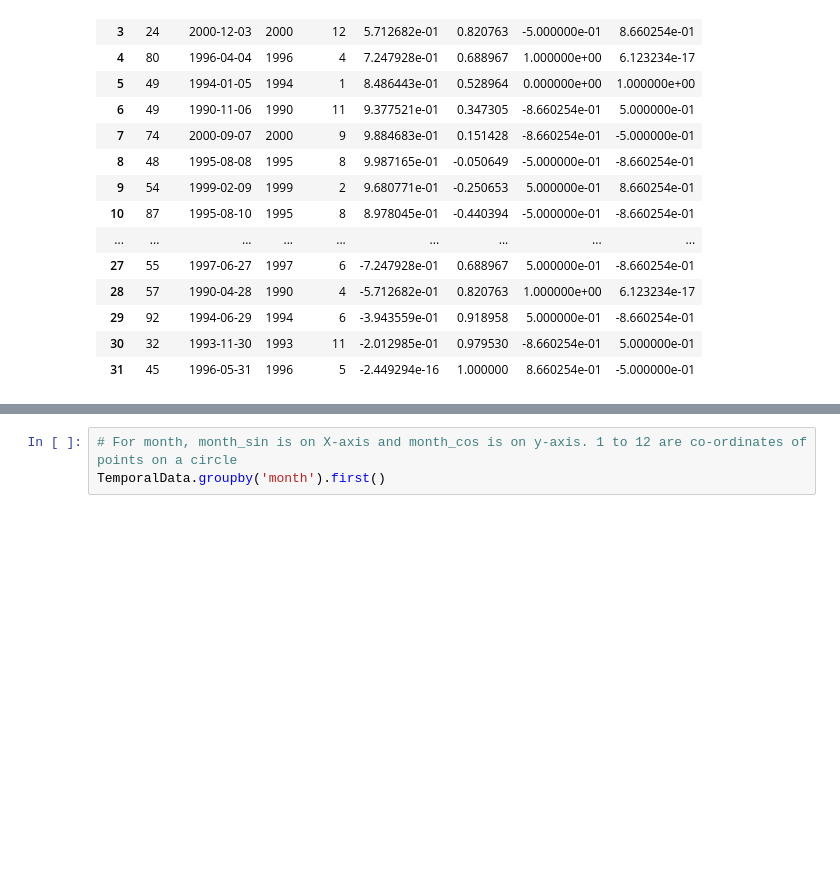
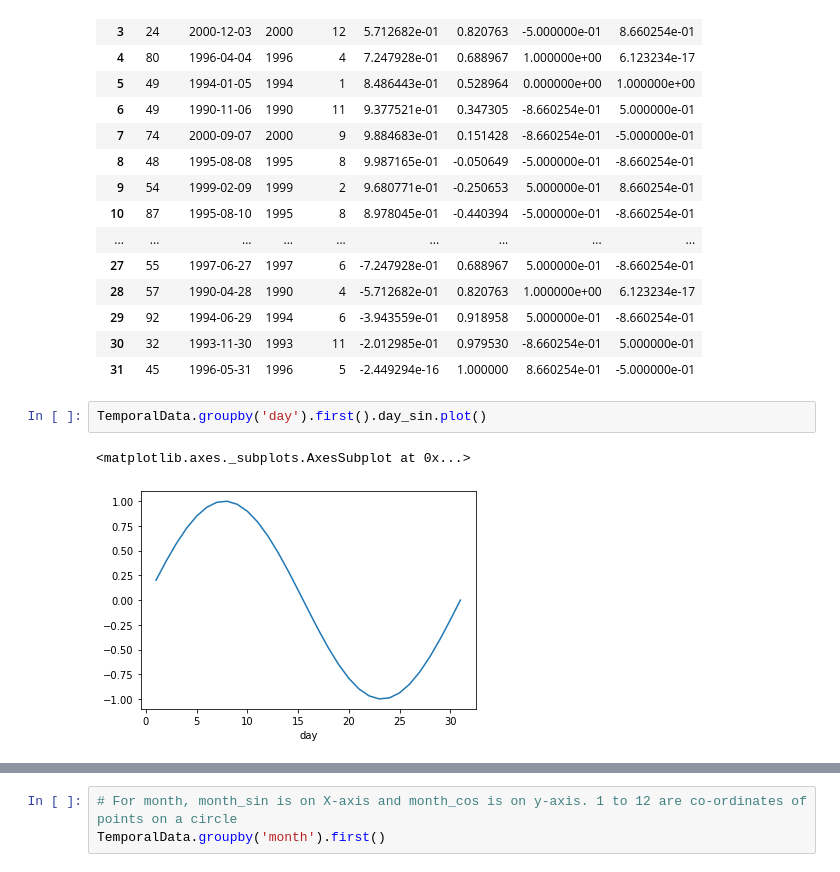
Before and after one commit to sandhyaparna/Python-DataScience-CookBook, a Jupyter notebook: Modeling/Feature_Engineering.ipynb, the cells around one changed output, grey strips where cells are left out. Drawn from its saved outputs; the diff is of its cells as text; blank space fills up the shorter version.

```diff
--- a/Modeling/Feature_Engineering.ipynb
+++ b/Modeling/Feature_Engineering.ipynb
@@ -88,3 +92,8 @@ TemporalData.groupby('day').first()
 | 29 | 92 | 1994-06-29 | 1994 | 6 | -3.943559e-01 | 0.918958 | 5.000000e-01 | -8.660254e-01 |
 | 30 | 32 | 1993-11-30 | 1993 | 11 | -2.012985e-01 | 0.979530 | -8.660254e-01 | 5.000000e-01 |
 | 31 | 45 | 1996-05-31 | 1996 | 5 | -2.449294e-16 | 1.000000 | 8.660254e-01 | -5.000000e-01 |
+# %%
+TemporalData.groupby('day').first().day_sin.plot()
+# %% [output]
+<matplotlib.axes._subplots.AxesSubplot at 0x...>
+[figure, added]
```
Also changed, not shown: parts of 7 cells of this notebook.
